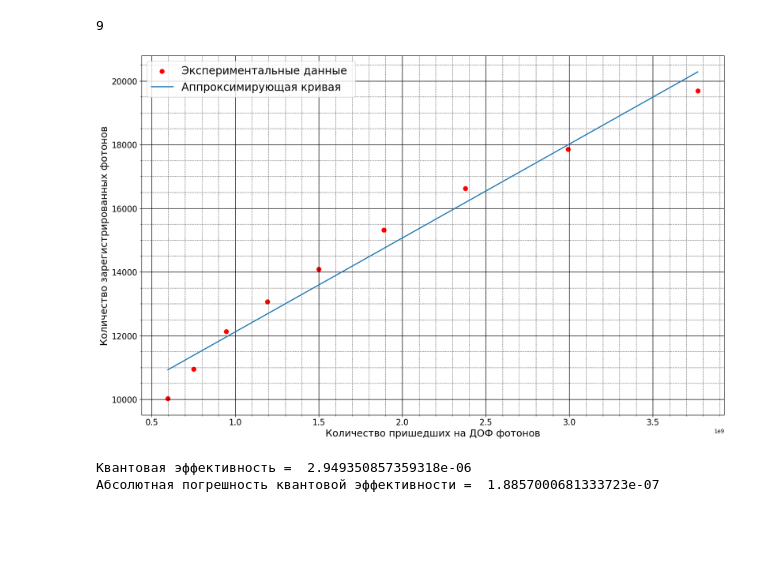
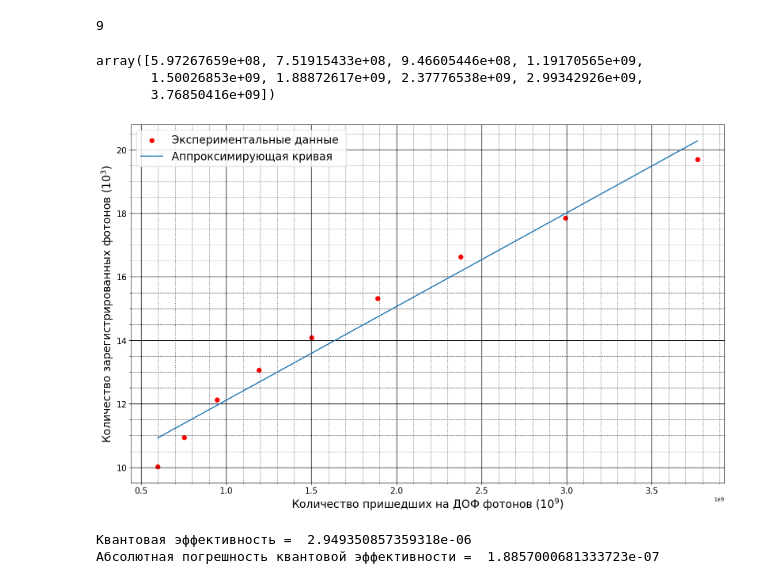
Before and after one commit to starosta39/laboratory_works_2, a Jupyter notebook: Single-photon detector/SPD.ipynb, the cells around one changed output. Drawn from its saved outputs; the diff is of its cells as text; code cells hidden in the pictures; blank space fills up the shorter version.

```diff
--- a/Single-photon detector/SPD.ipynb
+++ b/Single-photon detector/SPD.ipynb
@@ -161,6 +161,12 @@ C = C[:len(C)-1]
 print(len(N))
 # %% [output]
 9
+# %%
+N
+# %% [output]
+array([5.97267659e+08, 7.51915433e+08, 9.46605446e+08, 1.19170565e+09,
+       1.50026853e+09, 1.88872617e+09, 2.37776538e+09, 2.99342926e+09,
+       3.76850416e+09])
 # %%
 [a, b],cov = curve_fit(lambda x, a, b, :a*x + b, N, C, maxfev=100000)
 d_a, d_b = np.sqrt(np.diag(cov))
@@ -170,29 +176,29 @@ curv = a*line + b
 # %%
 fig = plt.figure(figsize=(16, 10))
 ax = fig.add_subplot(1,1,1)
 # подстройку толщин линий лучше выполнять самостоятельно
 width = 2
-ax.scatter(N, C, c='r',linewidth=width, s=50, label="Экспериментальные данные ")
-ax.plot(line, curv, linewidth=width, label="Аппроксимирующая кривая")
-ax.set_xlabel('Количество пришедших на ДОФ фотонов',fontweight='light',color='k', fontsize=18)
-ax.set_ylabel("Количество зарегистрированных фотонов",fontweight='light',color='k', fontsize=18)
+ax.scatter(N, C*1e-3, c='r',linewidth=width, s=50, label="Экспериментальные данные ")
+ax.plot(line, curv*1e-3, linewidth=width, label="Аппроксимирующая кривая")
+ax.set_xlabel(r'Количество пришедших на ДОФ фотонов $(10^9)$',fontweight='light',color='k', fontsize=20)
+ax.set_ylabel(r"Количество зарегистрированных фотонов $(10^3)$",fontweight='light',color='k', fontsize=20)
 plt.tight_layout()
 plt.tick_params(axis='both', which='major', labelsize=15)
 ax.minorticks_on()
 ax.legend(fontsize=20, loc='upper left')
 #  Определяем внешний вид линий основной сетки:
 ax.grid(which='major',
         color = 'k',
         linewidth = 1)
 
 #  Определяем внешний вид линий вспомогательной
 #  сетки:
 ax.grid(which='minor',
         color = 'k',
         linestyle = ':' )
 fig.savefig(os.path.join(sys.path[0]+'/plot', 'num_of_ph.png'))
 # %% [output]
-[figure, old version]
+[figure, new version]
 # %%
 #Квантовая эффективность
 QE = a
```
Also changed, not shown: 1 other file.
